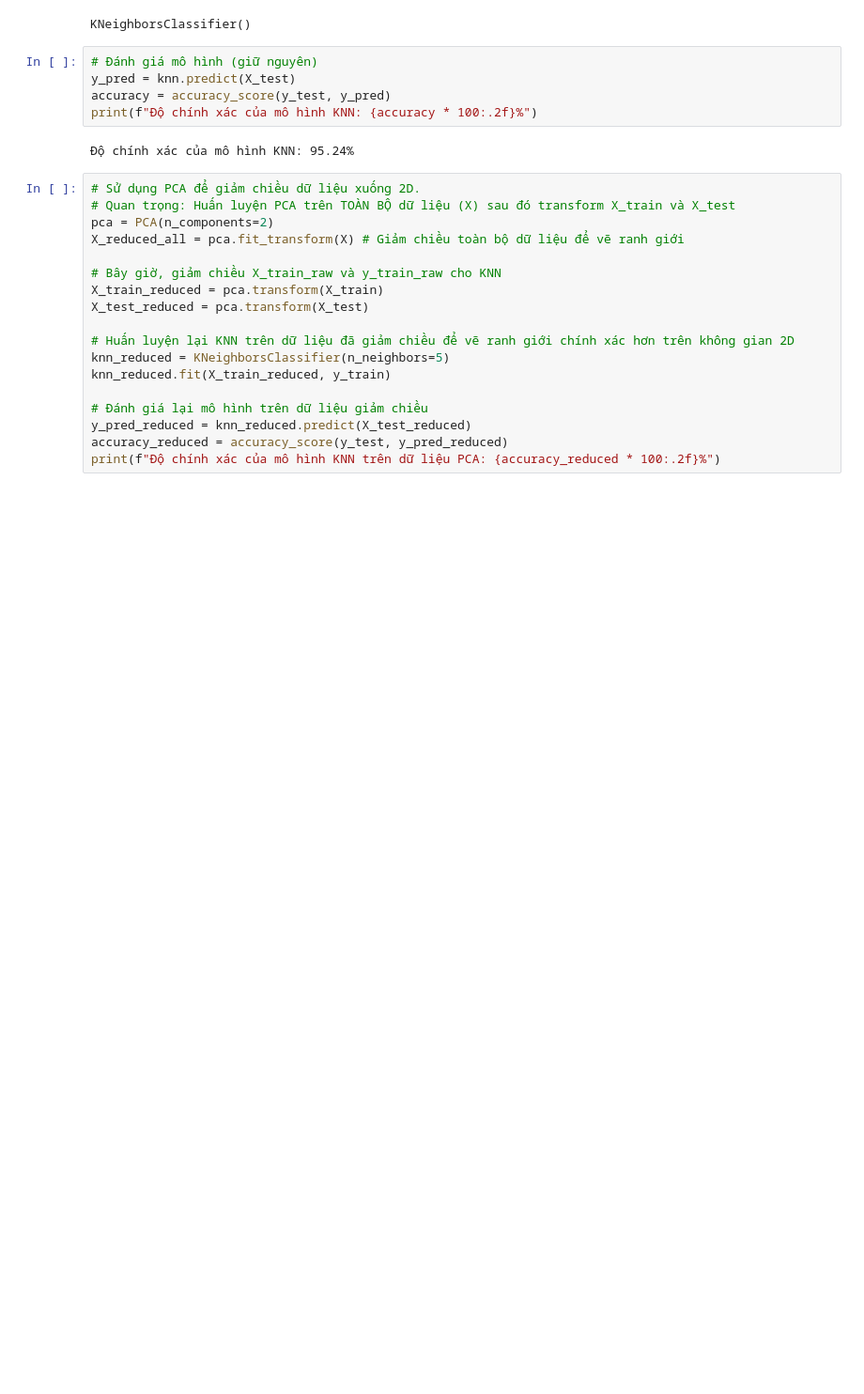
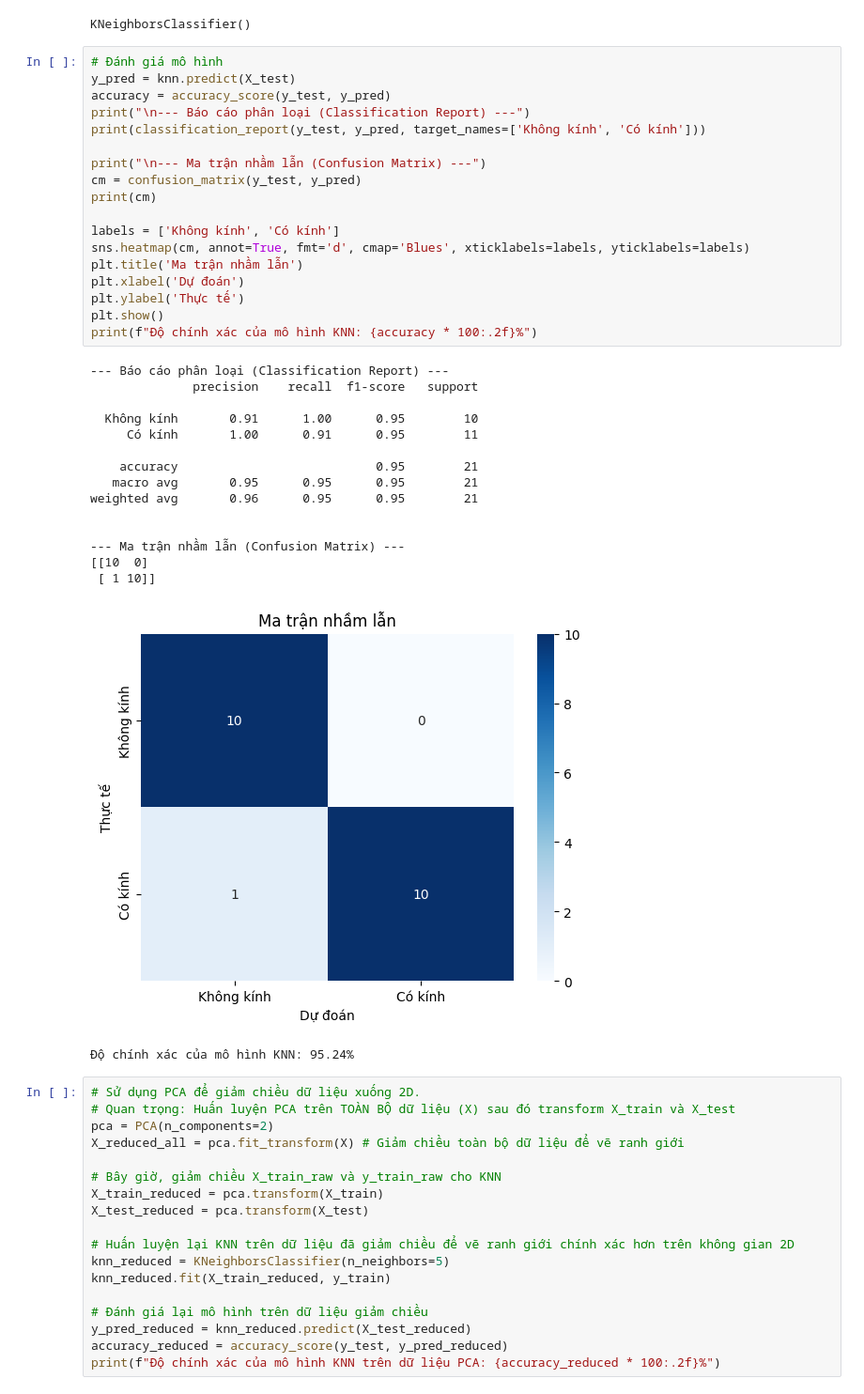
Before and after one commit to NguyenThaiTuanDev/Thi_giac_may_tinh, a Jupyter notebook: KNN.ipynb, the cells around one changed output. Shown at 94% size. Saved outputs shown, nothing was run; the diff lists cells and outputs as text; blank space fills up the shorter version.

```diff
--- a/KNN.ipynb
+++ b/KNN.ipynb
@@ -55,12 +56,40 @@ knn.fit(X_train, y_train)
 # %% [output]
 KNeighborsClassifier()
 # %%
-# Đánh giá mô hình (giữ nguyên)
+# Đánh giá mô hình
 y_pred = knn.predict(X_test)
 accuracy = accuracy_score(y_test, y_pred)
+print("\n--- Báo cáo phân loại (Classification Report) ---")
+print(classification_report(y_test, y_pred, target_names=['Không kính', 'Có kính']))
+
+print("\n--- Ma trận nhầm lẫn (Confusion Matrix) ---")
+cm = confusion_matrix(y_test, y_pred)
+print(cm)
+
+labels = ['Không kính', 'Có kính']
+sns.heatmap(cm, annot=True, fmt='d', cmap='Blues', xticklabels=labels, yticklabels=labels)
+plt.title('Ma trận nhầm lẫn')
+plt.xlabel('Dự đoán')
+plt.ylabel('Thực tế')
+plt.show()
 print(f"Độ chính xác của mô hình KNN: {accuracy * 100:.2f}%")
 # %% [output]
-Độ chính xác của mô hình KNN: 95.24%
+--- Báo cáo phân loại (Classification Report) ---
+              precision    recall  f1-score   support
+
+  Không kính       0.91      1.00      0.95        10
+     Có kính       1.00      0.91      0.95        11
+
+    accuracy                           0.95        21
+   macro avg       0.95      0.95      0.95        21
+weighted avg       0.96      0.95      0.95        21
+
+
+--- Ma trận nhầm lẫn (Confusion Matrix) ---
+[[10  0]
+ [ 1 10]]
+[figure, added]
+Độ chính xác của mô hình KNN: 95.24%
 # %%
 # Sử dụng PCA để giảm chiều dữ liệu xuống 2D.
 # Quan trọng: Huấn luyện PCA trên TOÀN BỘ dữ liệu (X) sau đó transform X_train và X_test
```
Also changed, not shown: parts of 1 cell of this notebook.
